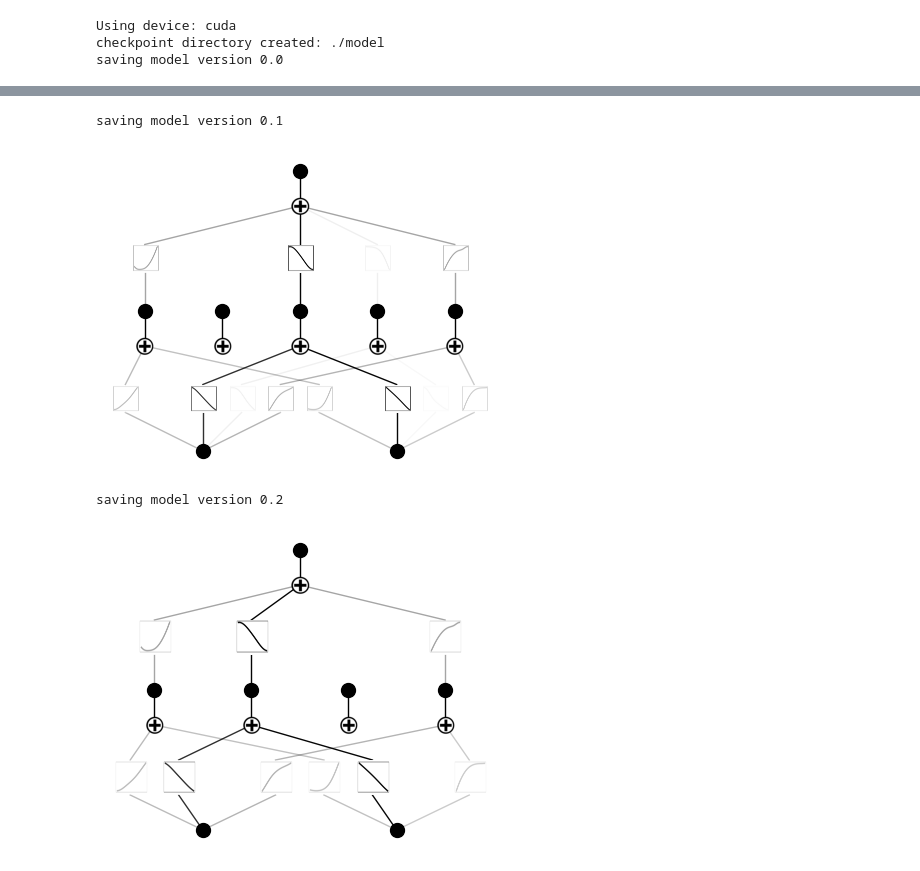
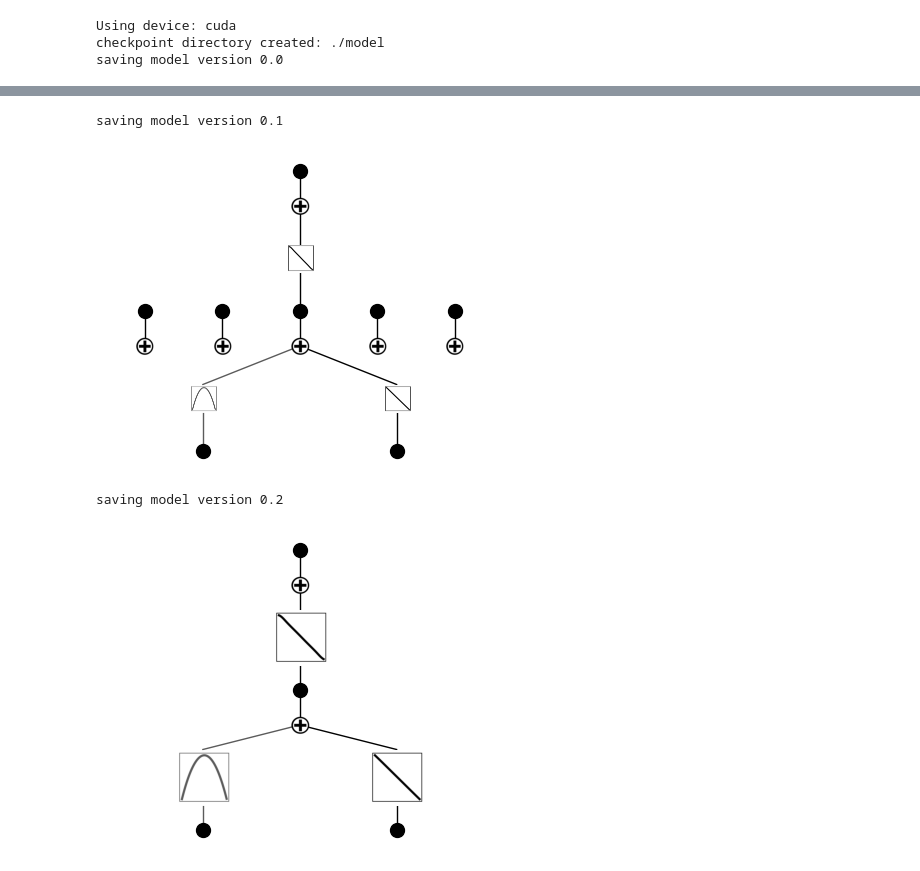
Before and after one commit to 2jeongmin/KANcoder, a Jupyter notebook: coef_tests.ipynb, the cells around one changed output, grey strips where cells are left out. Saved outputs shown, nothing was run; the diff lists cells and outputs as text; code cells hidden in the pictures.

```diff
--- a/coef_tests.ipynb
+++ b/coef_tests.ipynb
@@ -9,3 +52,24 @@ from mpl_toolkits.mplot3d import Axes3D
+# %%
+class Formula:
+    @staticmethod
+    def evaluate(x):
+        # Define your formula here - only place to change!
+        return x[:,[0]]**2 + 2*x[:,[1]]
+
+    @staticmethod
+    def get_string():
+        # Return string representation of the formula
+        return "x**2+2*y"
+
+    @staticmethod
+    def get_filename():
+        # Return filename-friendly version of formula
+        return "x2+2y"
+
+    @staticmethod
+    def calculate_numpy(x, y):
+        # Numpy version for plotting
+        return x**2 + 2*y
 # %%
 def plot_training_history(history):
     """Plot training history including loss and regularization"""
@@ -88,6 +144,5 @@ Using device: cuda
 checkpoint directory created: ./model
 saving model version 0.0
 # %%
-# Create dataset
-f = lambda x: 3*x[:,[0]] + 5*x[:,[1]]
-dataset = create_dataset(f, n_var=2, device=device)
+# Create dataset using the centralized formula
+dataset = create_dataset(Formula.evaluate, n_var=2, device=device)
@@ -105,13 +164,13 @@ Initial model structure:
 # %%
 # Initial training
-history = model.fit(dataset, opt="LBFGS", steps=50, lamb=0.0001)
+history = model.fit(dataset, opt="LBFGS", steps=100, lamb=0.001)
 model.plot()
 # %% [output]
 saving model version 0.1
-[figure, old version]
+[figure, new version]
 # %%
 model = model.prune()
 model.plot()
 # %% [output]
 saving model version 0.2
-[figure, old version]
+[figure, new version]
```
Also changed, not shown: parts of 14 cells of this notebook.
